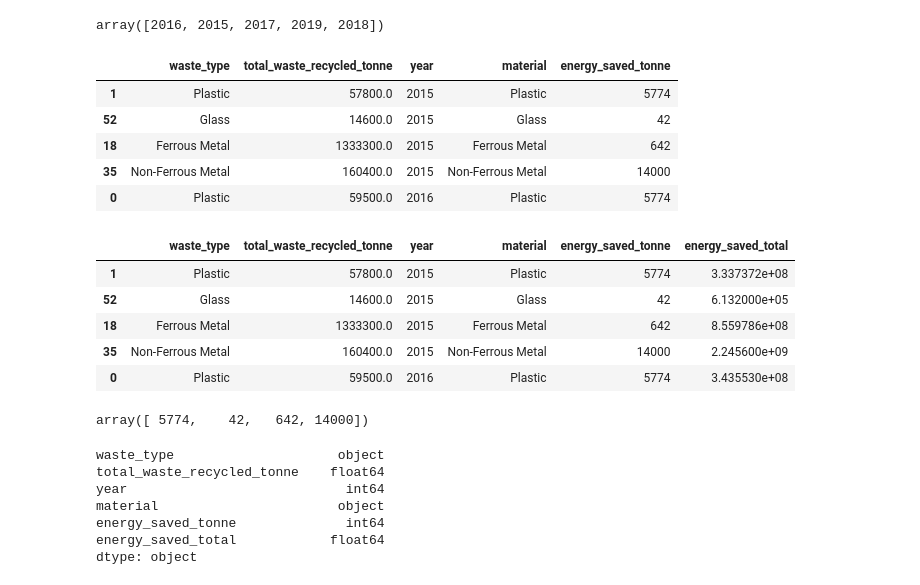
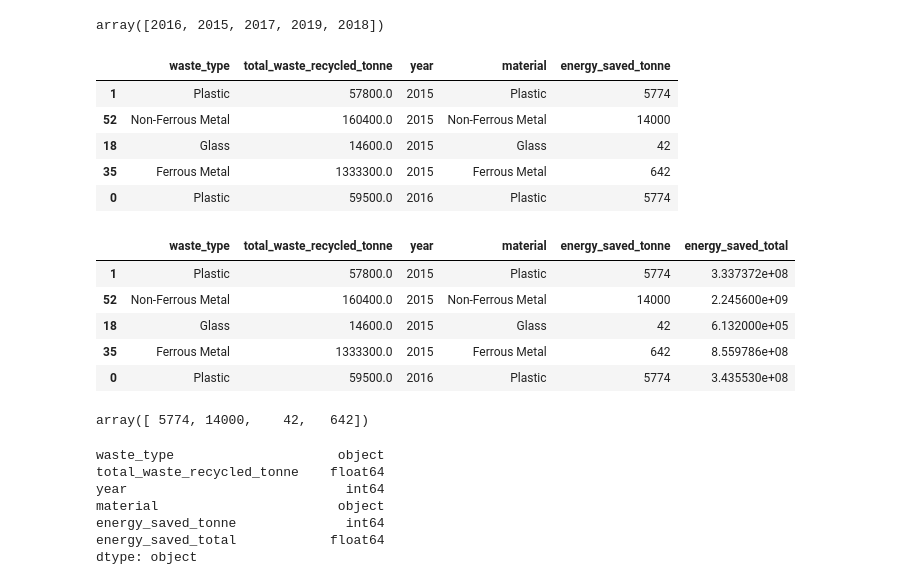
Before and after one commit to bedoe/EnergySaving, a Jupyter notebook: notebook.ipynb, the cells around one changed output. Saved outputs shown, nothing was run; the diff lists cells and outputs as text; code cells hidden in the pictures.

```diff
--- a/notebook.ipynb
+++ b/notebook.ipynb
@@ -211,36 +202,36 @@ waste_energy.head()
 | 3 | Plastic | 91100.0 | 2013 | Plastic | 5774 |
 | 4 | Plastic | 82100.0 | 2012 | Plastic | 5774 |
 # %%
-waste_energy['energy_saved_tonne'] = waste_energy['energy_saved_tonne'].astype('int')
+recycle_energy['energy_saved_tonne'] = recycle_energy['energy_saved_tonne'].astype('int')
 # %%
 years_needed = list(range(2015, 2020))
-waste_energy = waste_energy[waste_energy.year.isin(years_needed)]
-waste_energy.year.unique()
+recycle_energy = recycle_energy[recycle_energy.year.isin(years_needed)]
+recycle_energy.year.unique()
 # %% [output]
 array([2016, 2015, 2017, 2019, 2018])
 # %%
-waste_energy.sort_values('year', inplace=True)
-waste_energy.head()
+recycle_energy.sort_values('year', inplace=True)
+recycle_energy.head()
 # %% [output]
 |  | waste_type | total_waste_recycled_tonne | year | material | energy_saved_tonne |
 | 1 | Plastic | 57800.0 | 2015 | Plastic | 5774 |
-| 52 | Glass | 14600.0 | 2015 | Glass | 42 |
-| 18 | Ferrous Metal | 1333300.0 | 2015 | Ferrous Metal | 642 |
-| 35 | Non-Ferrous Metal | 160400.0 | 2015 | Non-Ferrous Metal | 14000 |
+| 52 | Non-Ferrous Metal | 160400.0 | 2015 | Non-Ferrous Metal | 14000 |
+| 18 | Glass | 14600.0 | 2015 | Glass | 42 |
+| 35 | Ferrous Metal | 1333300.0 | 2015 | Ferrous Metal | 642 |
 | 0 | Plastic | 59500.0 | 2016 | Plastic | 5774 |
 # %%
-waste_energy['energy_saved_total'] = waste_energy.total_waste_recycled_tonne * waste_energy.energy_saved_tonne
+recycle_energy['energy_saved_total'] = recycle_energy.total_waste_recycled_tonne * recycle_energy.energy_saved_tonne
 # %%
-waste_energy.head()
+recycle_energy.head()
 # %% [output]
 |  | waste_type | total_waste_recycled_tonne | year | material | energy_saved_tonne | energy_saved_total |
 | 1 | Plastic | 57800.0 | 2015 | Plastic | 5774 | 3.337372e+08 |
-| 52 | Glass | 14600.0 | 2015 | Glass | 42 | 6.132000e+05 |
-| 18 | Ferrous Metal | 1333300.0 | 2015 | Ferrous Metal | 642 | 8.559786e+08 |
-| 35 | Non-Ferrous Metal | 160400.0 | 2015 | Non-Ferrous Metal | 14000 | 2.245600e+09 |
+| 52 | Non-Ferrous Metal | 160400.0 | 2015 | Non-Ferrous Metal | 14000 | 2.245600e+09 |
+| 18 | Glass | 14600.0 | 2015 | Glass | 42 | 6.132000e+05 |
+| 35 | Ferrous Metal | 1333300.0 | 2015 | Ferrous Metal | 642 | 8.559786e+08 |
 | 0 | Plastic | 59500.0 | 2016 | Plastic | 5774 | 3.435530e+08 |
 # %%
-waste_energy.energy_saved_tonne.unique()
+recycle_energy.energy_saved_tonne.unique()
 # %% [output]
-array([ 5774,    42,   642, 14000])
+array([ 5774, 14000,    42,   642])
 # %%
```
Also changed, not shown: parts of 14 cells of this notebook.
